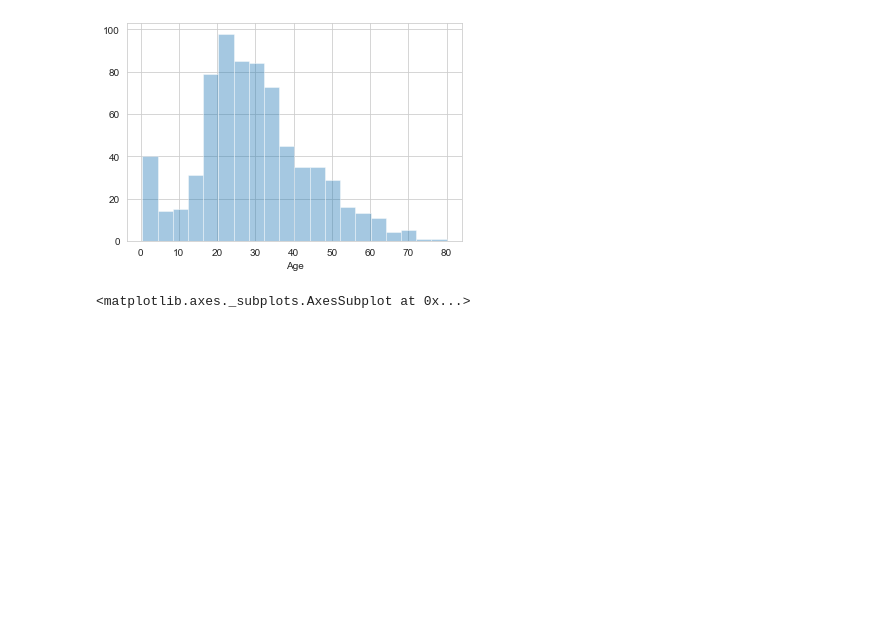
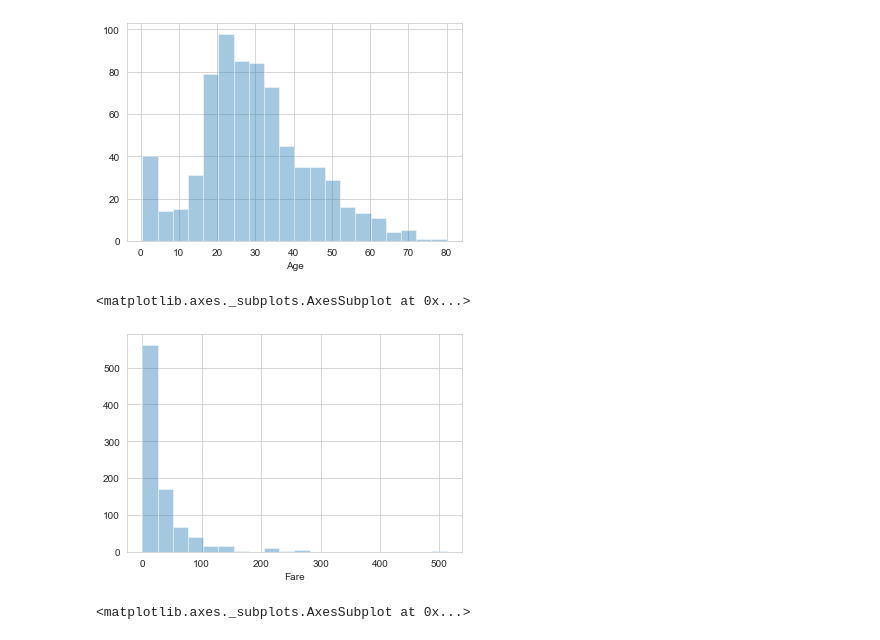
Before and after one commit to parjanyahk/titanicDataEda, a Jupyter notebook: titaniceda.ipynb, the cells around one changed output. Cells and saved outputs as stored; diff of their text form; code cells hidden in the pictures; blank space fills up the shorter version.

```diff
--- a/titaniceda.ipynb
+++ b/titaniceda.ipynb
@@ -135,6 +143,12 @@ sns.distplot(train['Age'].dropna(), kde = False)
 # %% [output]
 <matplotlib.axes._subplots.AxesSubplot at 0x...>
 [figure]
+# %%
+sns.set_style('whitegrid')
+sns.distplot(train['Fare'], kde = False, bins=20)
+# %% [output]
+<matplotlib.axes._subplots.AxesSubplot at 0x...>
+[figure, added]
 # %%
 #Ratio of sex the people who survived and those who didn't.
 #Where, Deceased = 0, Survived = 1
```
Also changed, not shown: parts of 1 cell of this notebook.
